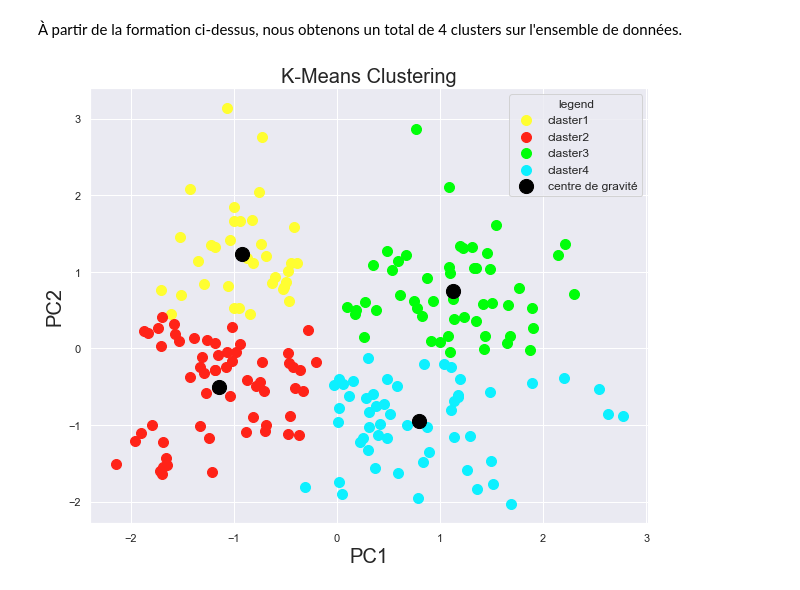
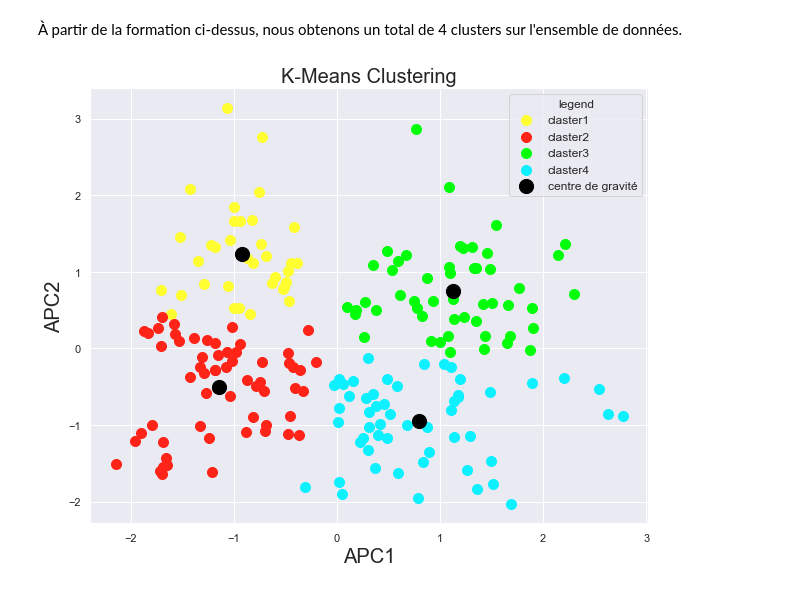
Before and after one commit to Herrag-Mohammed/Analyse-de-clustering-du-client-du-centre-commercial, a Jupyter notebook: Analyse de clustering du client du centre commercial.ipynb, the cells around one changed output. Drawn from its saved outputs; the diff is of its cells as text; code cells hidden in the pictures.

```diff
--- a/Analyse de clustering du client du centre commercial.ipynb
+++ b/Analyse de clustering du client du centre commercial.ipynb
@@ -279,20 +282,20 @@ y_means = km.fit_predict(result_data)
 # %%
 plt.figure(figsize=(10,8))
 
 color={0:'#FFFE31',1:'#FF2318',2:'#00FF09',3:'#0DF0FF'}
 
 for i in range(4):
     plt.scatter(result_data[y_means == i].iloc[:,0], result_data[y_means == i].iloc[:,1],
                 s = 100, c =color[i] , label = f"claster{i+1}")
 
 plt.scatter(km.cluster_centers_[:,0], km.cluster_centers_[:, 1], s = 200,
             c = 'black' , label = 'centre de gravité')
 
 plt.title("K-Means Clustering" , fontsize = 20)
-plt.xlabel("PC1" , fontsize = 20)
-plt.ylabel("PC2" , fontsize = 20)
+plt.xlabel("APC1" , fontsize = 20)
+plt.ylabel("APC2" , fontsize = 20)
 plt.legend(title='legend', loc='upper right',fontsize =12)
 
 plt.show()
 # %% [output]
-[figure, old version]
+[figure, new version]
```
Also changed, not shown: parts of 4 cells of this notebook.
